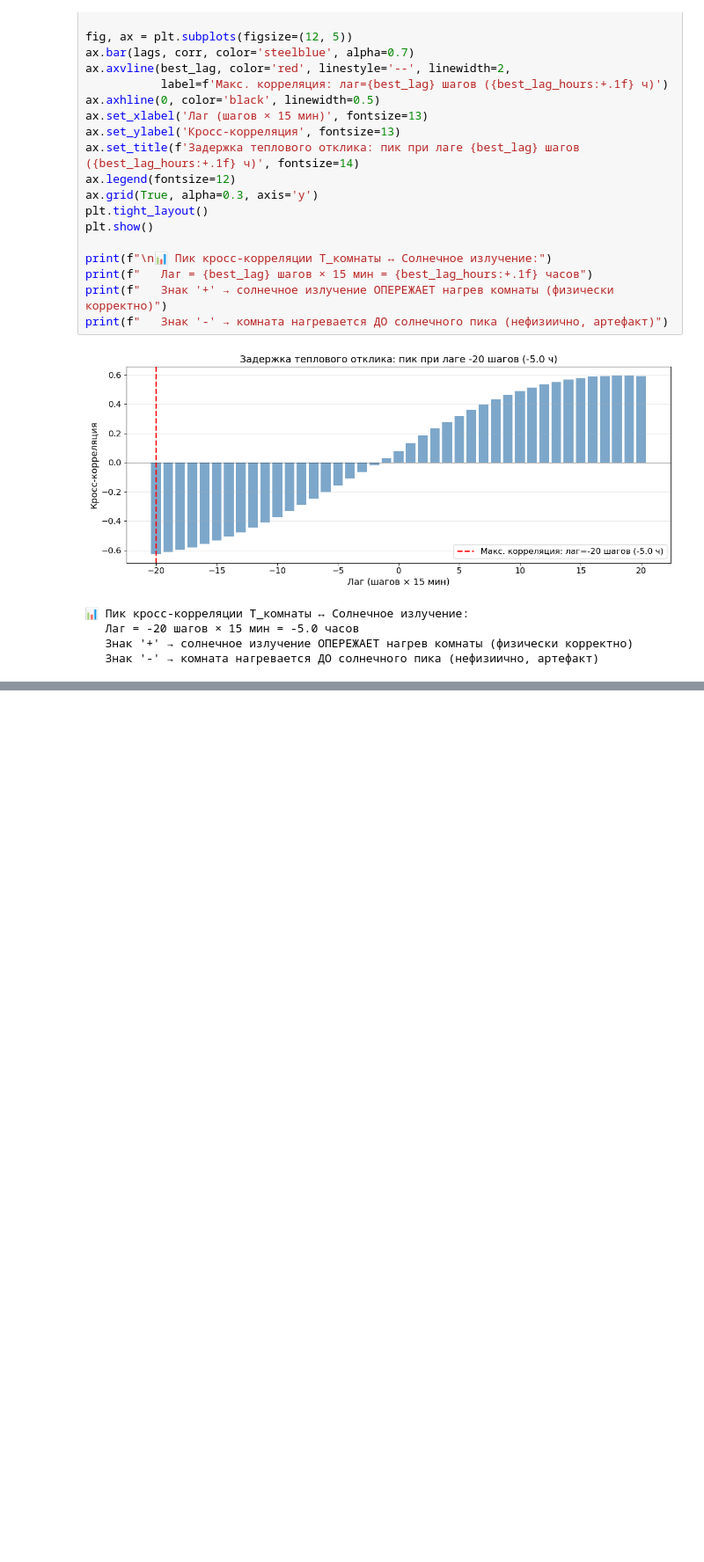
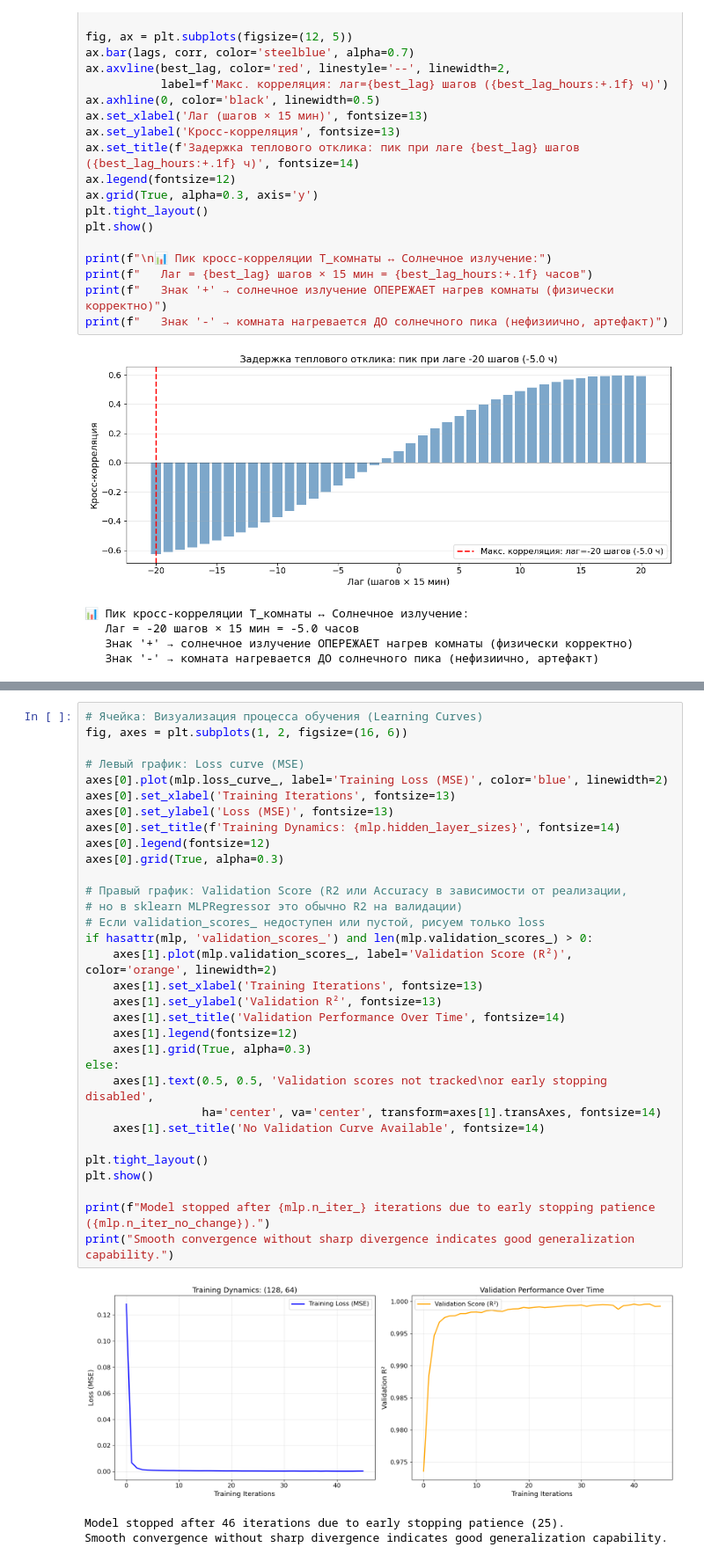
Before and after one commit to st106773/ML_SPBU_2026, a Jupyter notebook: Task_4/hw_domotic_house.ipynb, the cells around one changed output, grey strips where cells are left out. Shown at 88% size. Cells and saved outputs as stored; diff of their text form; blank space fills up the shorter version.

Commit message:
добавлены гиперпараметры, residual learning и выводы по задаче 4

```diff
--- a/Task_4/hw_domotic_house.ipynb
+++ b/Task_4/hw_domotic_house.ipynb
@@ -400,0 +503,36 @@ print(f"   Знак '-' → комната нагревается ДО солн
+# %%
+# Ячейка: Визуализация процесса обучения (Learning Curves)
+fig, axes = plt.subplots(1, 2, figsize=(16, 6))
+
+# Левый график: Loss curve (MSE)
+axes[0].plot(mlp.loss_curve_, label='Training Loss (MSE)', color='blue', linewidth=2)
+axes[0].set_xlabel('Training Iterations', fontsize=13)
+axes[0].set_ylabel('Loss (MSE)', fontsize=13)
+axes[0].set_title(f'Training Dynamics: {mlp.hidden_layer_sizes}', fontsize=14)
+axes[0].legend(fontsize=12)
+axes[0].grid(True, alpha=0.3)
+
+# Правый график: Validation Score (R2 или Accuracy в зависимости от реализации,
+# но в sklearn MLPRegressor это обычно R2 на валидации)
+# Если validation_scores_ недоступен или пустой, рисуем только loss
+if hasattr(mlp, 'validation_scores_') and len(mlp.validation_scores_) > 0:
+    axes[1].plot(mlp.validation_scores_, label='Validation Score (R²)', color='orange', linewidth=2)
+    axes[1].set_xlabel('Training Iterations', fontsize=13)
+    axes[1].set_ylabel('Validation R²', fontsize=13)
+    axes[1].set_title('Validation Performance Over Time', fontsize=14)
+    axes[1].legend(fontsize=12)
+    axes[1].grid(True, alpha=0.3)
+else:
+    axes[1].text(0.5, 0.5, 'Validation scores not tracked\nor early stopping disabled',
+                 ha='center', va='center', transform=axes[1].transAxes, fontsize=14)
+    axes[1].set_title('No Validation Curve Available', fontsize=14)
+
+plt.tight_layout()
+plt.show()
+
+print(f"Model stopped after {mlp.n_iter_} iterations due to early stopping patience ({mlp.n_iter_no_change}).")
+print("Smooth convergence without sharp divergence indicates good generalization capability.")
+# %% [output]
+[figure, added]
+Model stopped after 46 iterations due to early stopping patience (25).
+Smooth convergence without sharp divergence indicates good generalization capability.
```
Also changed, not shown: parts of 5 cells of this notebook.
